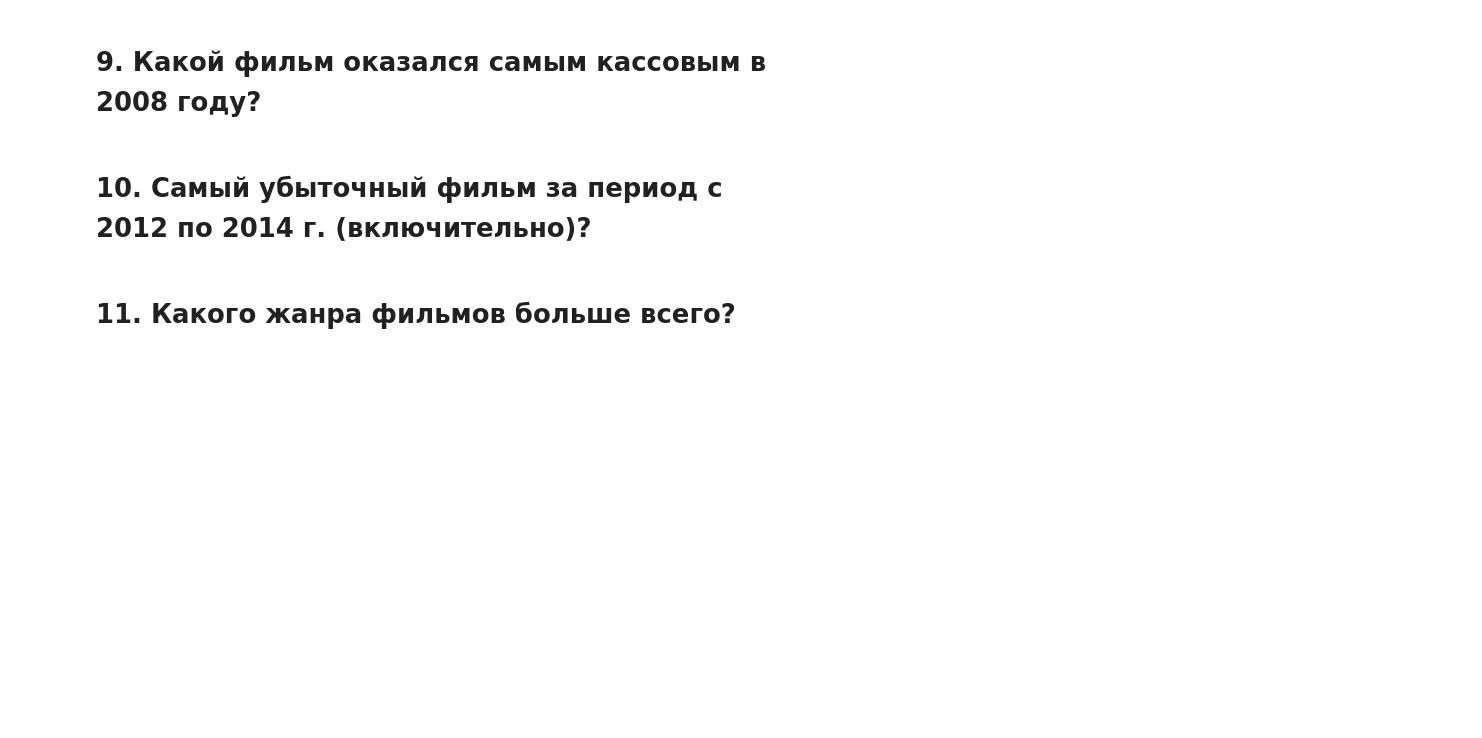
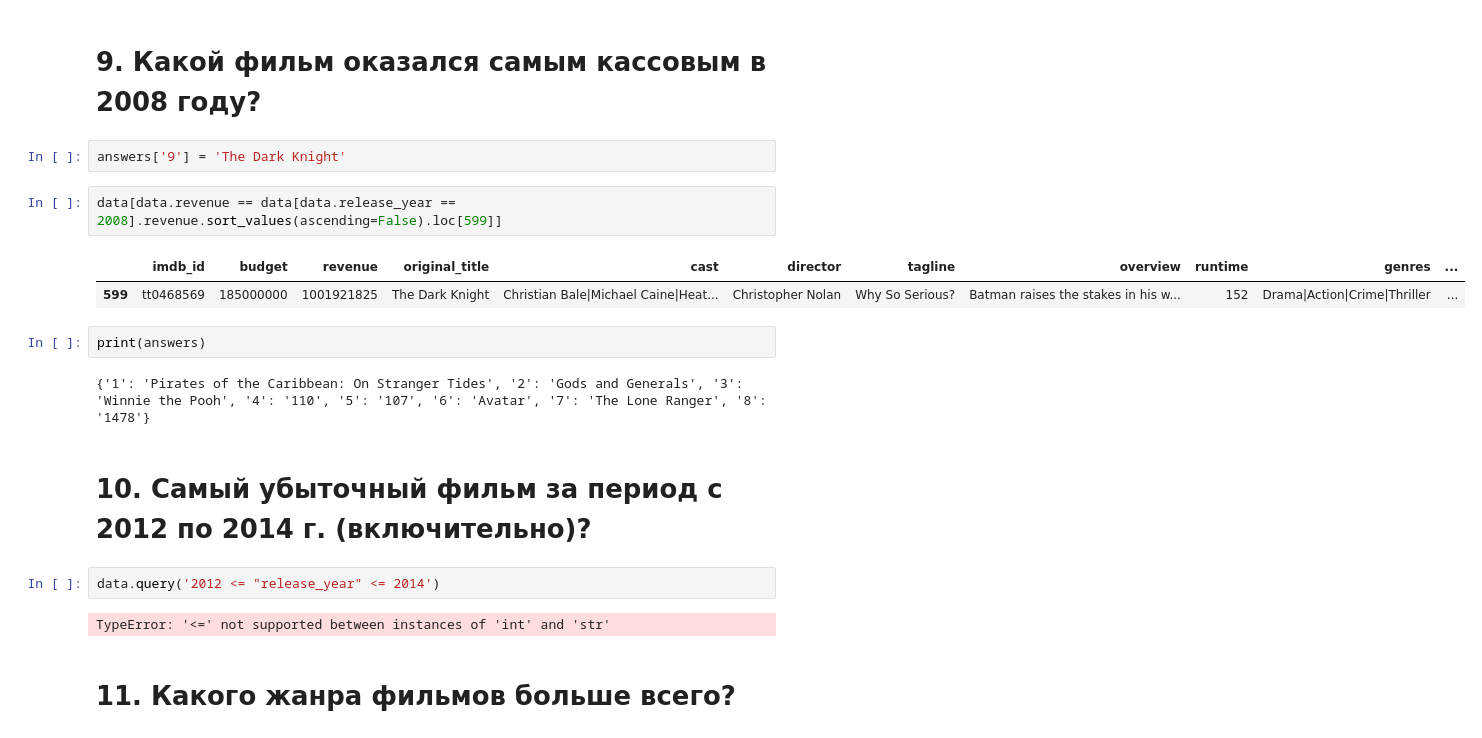
Before and after one commit to knartov/sf-git, a Jupyter notebook: module-1/Movies_IMBD_v4.1_TEMPLATE.ipynb, the cells around one changed output. Cells and saved outputs as stored; diff of their text form; blank space fills up the shorter version.

```diff
--- a/module-1/Movies_IMBD_v4.1_TEMPLATE.ipynb
+++ b/module-1/Movies_IMBD_v4.1_TEMPLATE.ipynb
@@ -78,7 +148,22 @@ answers['2'] = '...'
 # %% [markdown]
 # 9. Какой фильм оказался самым кассовым в 2008 году?
+# %%
+answers['9'] = 'The Dark Knight'
+# %%
+data[data.revenue == data[data.release_year == 2008].revenue.sort_values(ascending=False).loc[599]]
+# %% [output]
+|  | imdb_id | budget | revenue | original_title | cast | director | tagline | overview | runtime | genres | ... |
+| 599 | tt0468569 | 185000000 | 1001921825 | The Dark Knight | Christian Bale|Michael Caine|Heat... | Christopher Nolan | Why So Serious? | Batman raises the stakes in his w... | 152 | Drama|Action|Crime|Thriller | ... |
+# %%
+print(answers)
+# %% [output]
+{'1': 'Pirates of the Caribbean: On Stranger Tides', '2': 'Gods and Generals', '3': 'Winnie the Pooh', '4': '110', '5': '107', '6': 'Avatar', '7': 'The Lone Ranger', '8': '1478'}
 # %% [markdown]
 # 10. Самый убыточный фильм за период с 2012 по 2014 г. (включительно)?
+# %%
+data.query('2012 <= "release_year" <= 2014')
+# %% [output]
+TypeError: '<=' not supported between instances of 'int' and 'str'
 # %% [markdown]
 # 11. Какого жанра фильмов больше всего?
 # %%
```
Also changed, not shown: parts of 20 cells of this notebook.
